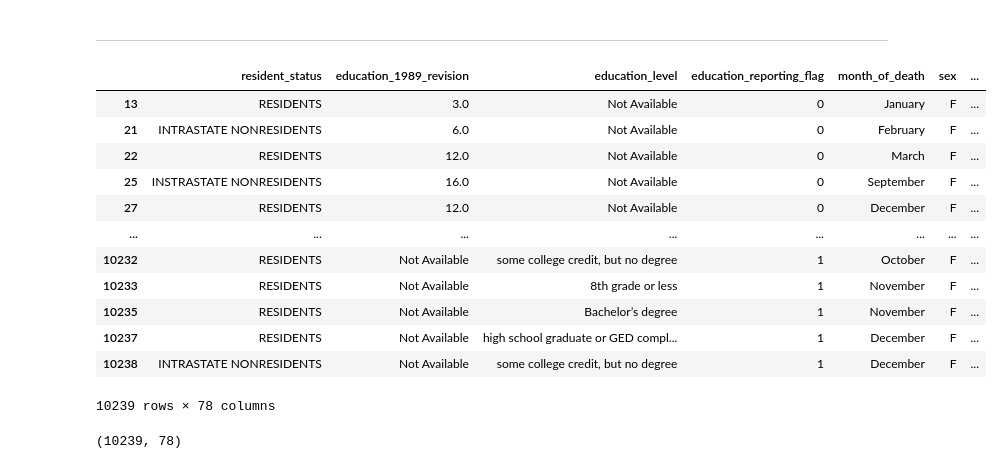
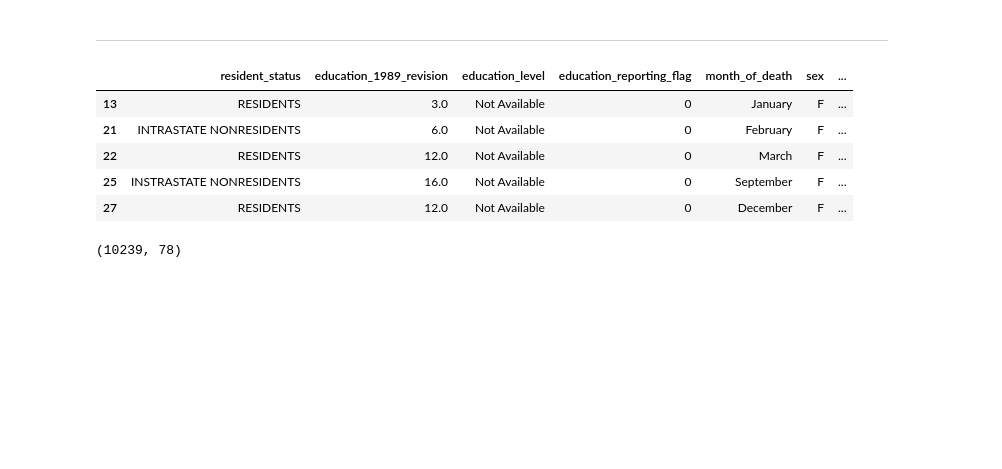
Before and after one commit to andrezafeu/maternal_mortality, a Jupyter notebook: maternal_mortality_in_the_usa.ipynb, the cells around one changed output. Drawn from its saved outputs; the diff is of its cells as text; code cells hidden in the pictures; blank space fills up the shorter version.

```diff
--- a/maternal_mortality_in_the_usa.ipynb
+++ b/maternal_mortality_in_the_usa.ipynb
@@ -714,21 +655,14 @@ df_deaths_hosp_clin_med_center = df[df['place_of_death_patient_status'] == 'Hosp
 # %% [markdown]
 ---
 # %%
-df
+df.head()
 # %% [output]
 |  | resident_status | education_1989_revision | education_level | education_reporting_flag | month_of_death | sex | ... |
 | 13 | RESIDENTS | 3.0 | Not Available | 0 | January | F | ... |
 | 21 | INTRASTATE NONRESIDENTS | 6.0 | Not Available | 0 | February | F | ... |
 | 22 | RESIDENTS | 12.0 | Not Available | 0 | March | F | ... |
 | 25 | INSTRASTATE NONRESIDENTS | 16.0 | Not Available | 0 | September | F | ... |
 | 27 | RESIDENTS | 12.0 | Not Available | 0 | December | F | ... |
-| ... | ... | ... | ... | ... | ... | ... | ... |
-| 10232 | RESIDENTS | Not Available | some college credit, but no degree | 1 | October | F | ... |
-| 10233 | RESIDENTS | Not Available | 8th grade or less | 1 | November | F | ... |
-| 10235 | RESIDENTS | Not Available | Bachelor’s degree | 1 | November | F | ... |
-| 10237 | RESIDENTS | Not Available | high school graduate or GED compl... | 1 | December | F | ... |
-| 10238 | INTRASTATE NONRESIDENTS | Not Available | some college credit, but no degree | 1 | December | F | ... |
-10239 rows × 78 columns
 # %%
 df.shape
 # %% [output]
```
Also changed, not shown: parts of 44 cells of this notebook.
